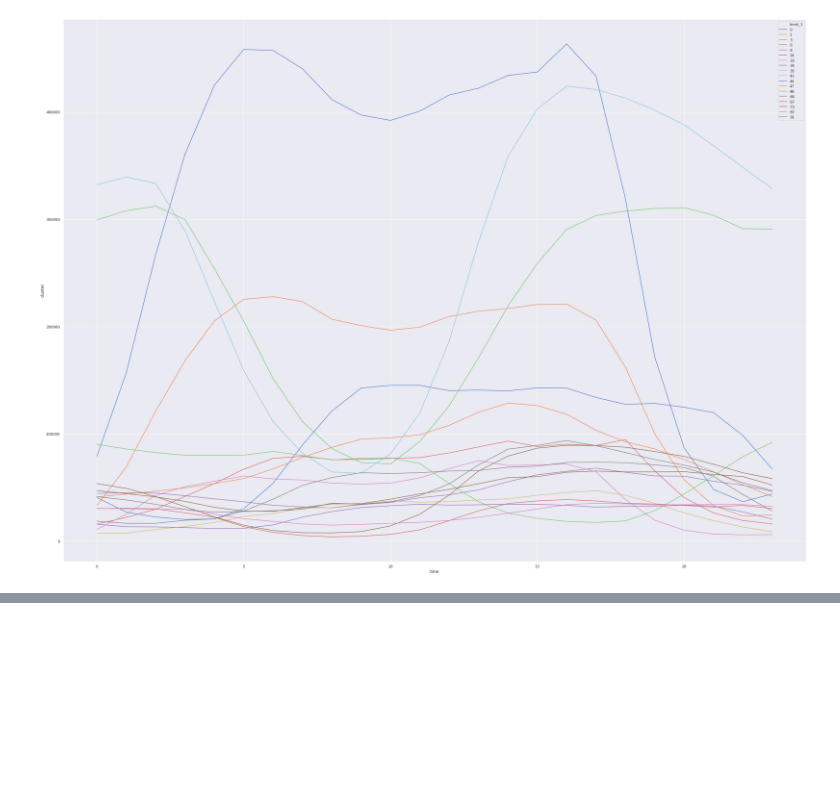
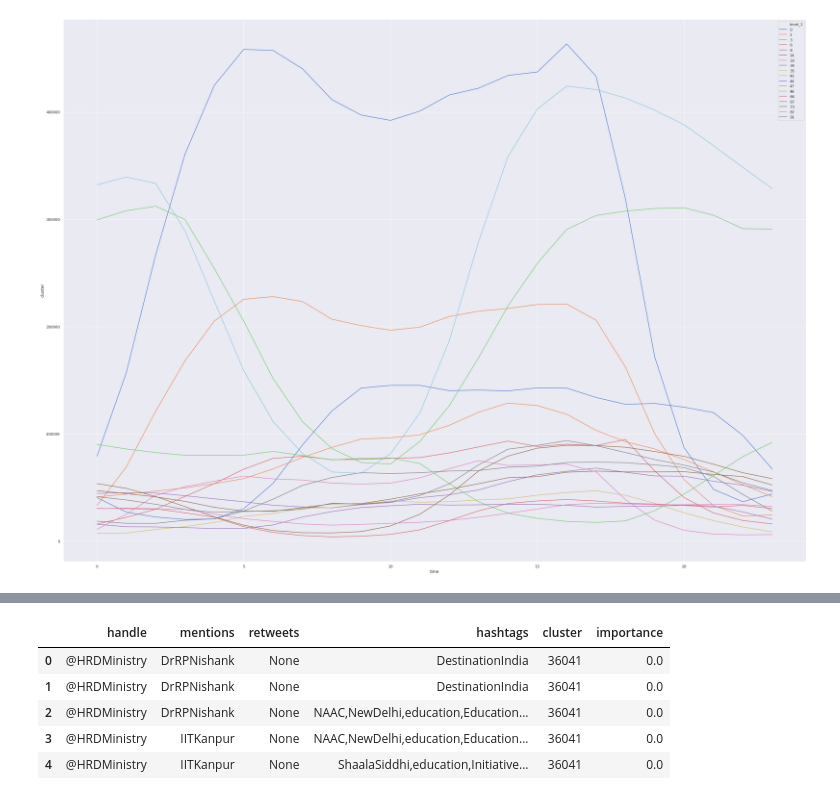
Before and after one commit to bagdeabhishek/notebooks, a Jupyter notebook: twitter.ipynb, the cells around one changed output, grey strips where cells are left out. Saved outputs shown, nothing was run; the diff lists cells and outputs as text; code cells hidden in the pictures; blank space fills up the shorter version.

```diff
--- a/twitter.ipynb
+++ b/twitter.ipynb
@@ -449,0 +482,11 @@ palette=sns.color_palette("mako_r", 6)
+# %%
+df['hashtags']=df.hashtags.replace('{}',None)
+df['hashtags']=df.hashtags.str.lstrip('{')
+df['hashtags']=df.hashtags.str.rstrip('}')
+# %% [output]
+|  | handle | mentions | retweets | hashtags | cluster | importance |
+| 0 | @HRDMinistry | DrRPNishank | None | DestinationIndia | 36041 | 0.0 |
+| 1 | @HRDMinistry | DrRPNishank | None | DestinationIndia | 36041 | 0.0 |
+| 2 | @HRDMinistry | DrRPNishank | None | NAAC,NewDelhi,education,Education... | 36041 | 0.0 |
+| 3 | @HRDMinistry | IITKanpur | None | NAAC,NewDelhi,education,Education... | 36041 | 0.0 |
+| 4 | @HRDMinistry | IITKanpur | None | ShaalaSiddhi,education,Initiative... | 36041 | 0.0 |
```
Also changed, not shown: parts of 9 cells of this notebook, 2 other files.
